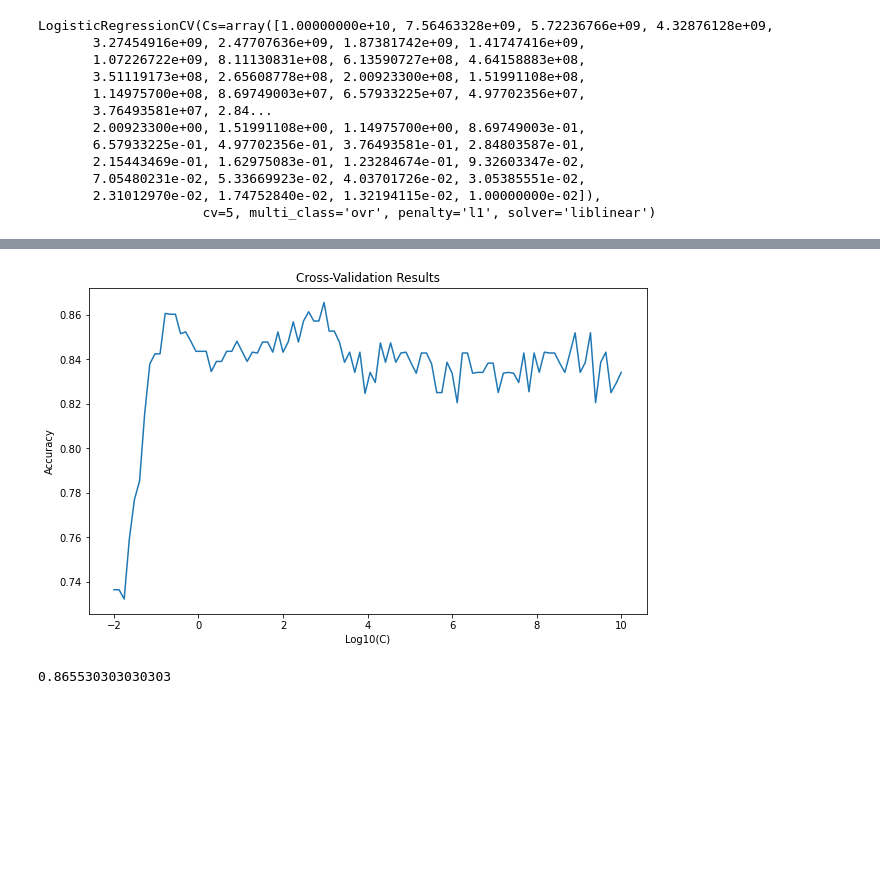
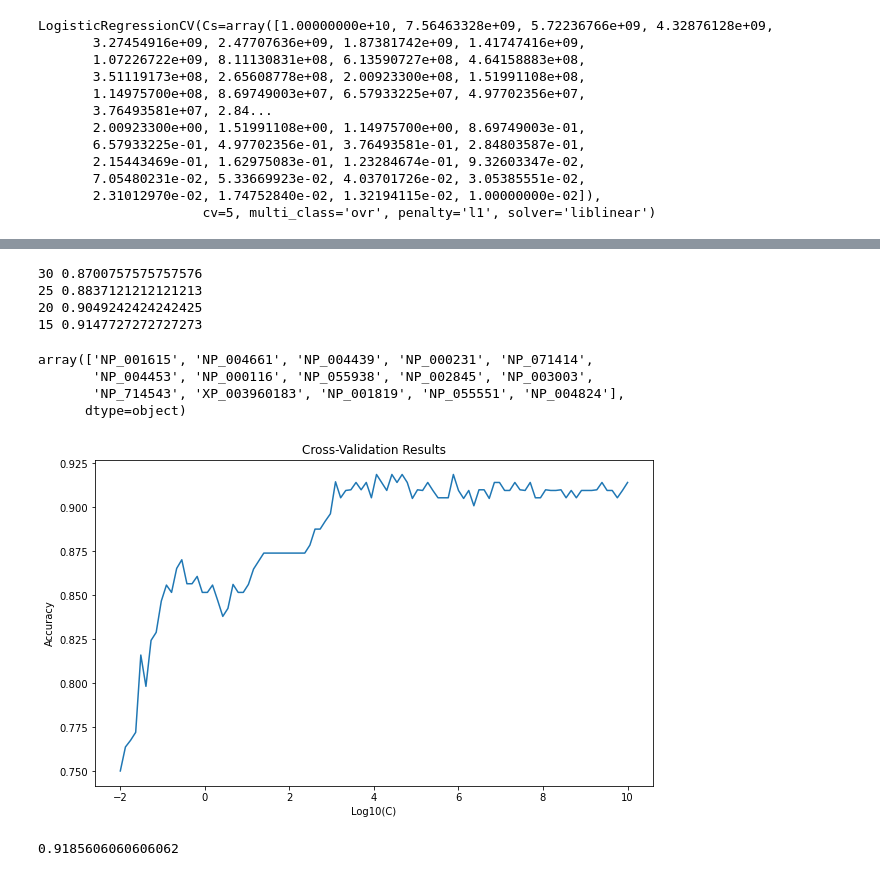
Before and after one commit to bieleckipiotr/Breast-Cancer, a Jupyter notebook: code/breast_cancer_initial_models_RFE.ipynb, the cells around one changed output, grey strips where cells are left out. Drawn from its saved outputs; the diff is of its cells as text; code cells hidden in the pictures; blank space fills up the shorter version.

```diff
--- a/code/breast_cancer_initial_models_RFE.ipynb
+++ b/code/breast_cancer_initial_models_RFE.ipynb
@@ -451,13 +340,45 @@ LogisticRegressionCV(Cs=[1873817422.8603868], cv=5, multi_class='ovr',
-# %%
-plt.figure(figsize=(10,6))
-means = np.mean(clf.scores_['Basal-like'] + clf.scores_['HER2-enriched'] +
-        clf.scores_['Luminal A'] + clf.scores_['Luminal B'], axis=0)/4
-plt.plot(np.log10(grid), means)
-plt.xlabel('Log10(C)')
-plt.ylabel('Accuracy')
-plt.title('Cross-Validation Results')
-plt.show()
-print(means.max())
-# %% [output]
-[figure, removed]
-0.865530303030303
+# %%
+# from sklearn.feature_selection import RFE
+cols = rfe_cols
+for i in range(30, 10 , -5):
+    selector = RFE(estimator=clf, n_features_to_select=i)
+    selector.fit(X_train[cols], y_train)
+    cols = selector.get_feature_names_out()
+    clf.fit(X_train[cols], y_train)
+    means = np.mean(clf.scores_['Basal-like'] + clf.scores_['HER2-enriched'] +
+        clf.scores_['Luminal A'] + clf.scores_['Luminal B'], axis=0)/4
+    print(i, means.max())
+# %% [output]
+30 0.8700757575757576
+25 0.8837121212121213
+20 0.9049242424242425
+15 0.9147727272727273
+# %%
+# Poniżej 15 zaczęły pojawiać się błędy więc zatrzymamy się na 15 kolumnach
+cols
+# %% [output]
+array(['NP_001615', 'NP_004661', 'NP_004439', 'NP_000231', 'NP_071414',
+       'NP_004453', 'NP_000116', 'NP_055938', 'NP_002845', 'NP_003003',
+       'NP_714543', 'XP_003960183', 'NP_001819', 'NP_055551', 'NP_004824'],
+      dtype=object)
+# %%
+# Poprzez losowość crossvalidacji kolumny zdarzają się czasami różne, więc dla tych samych wyników wczytamy
+# te dla których wynik był najlepszy dla crossvalidacji
+cols = ['NP_001615', 'NP_004661', 'NP_004439', 'NP_000231', 'NP_071414',
+       'NP_004453', 'NP_000116', 'NP_002845', 'NP_003003', 'NP_714543',
+       'XP_003960183', 'NP_001819', 'NP_055551', 'XP_003846609',
+       'NP_004824']
+# %%
+clf.fit(X_train[cols], y_train)
+plt.figure(figsize=(10,6))
+means = np.mean(clf.scores_['Basal-like'] + clf.scores_['HER2-enriched'] +
+        clf.scores_['Luminal A'] + clf.scores_['Luminal B'], axis=0)/4
+plt.plot(np.log10(grid), means)
+plt.xlabel('Log10(C)')
+plt.ylabel('Accuracy')
+plt.title('Cross-Validation Results')
+plt.show()
+print(means.max())
+# %% [output]
+[figure, added]
+0.9185606060606062
```
Also changed, not shown: parts of 26 cells of this notebook.
